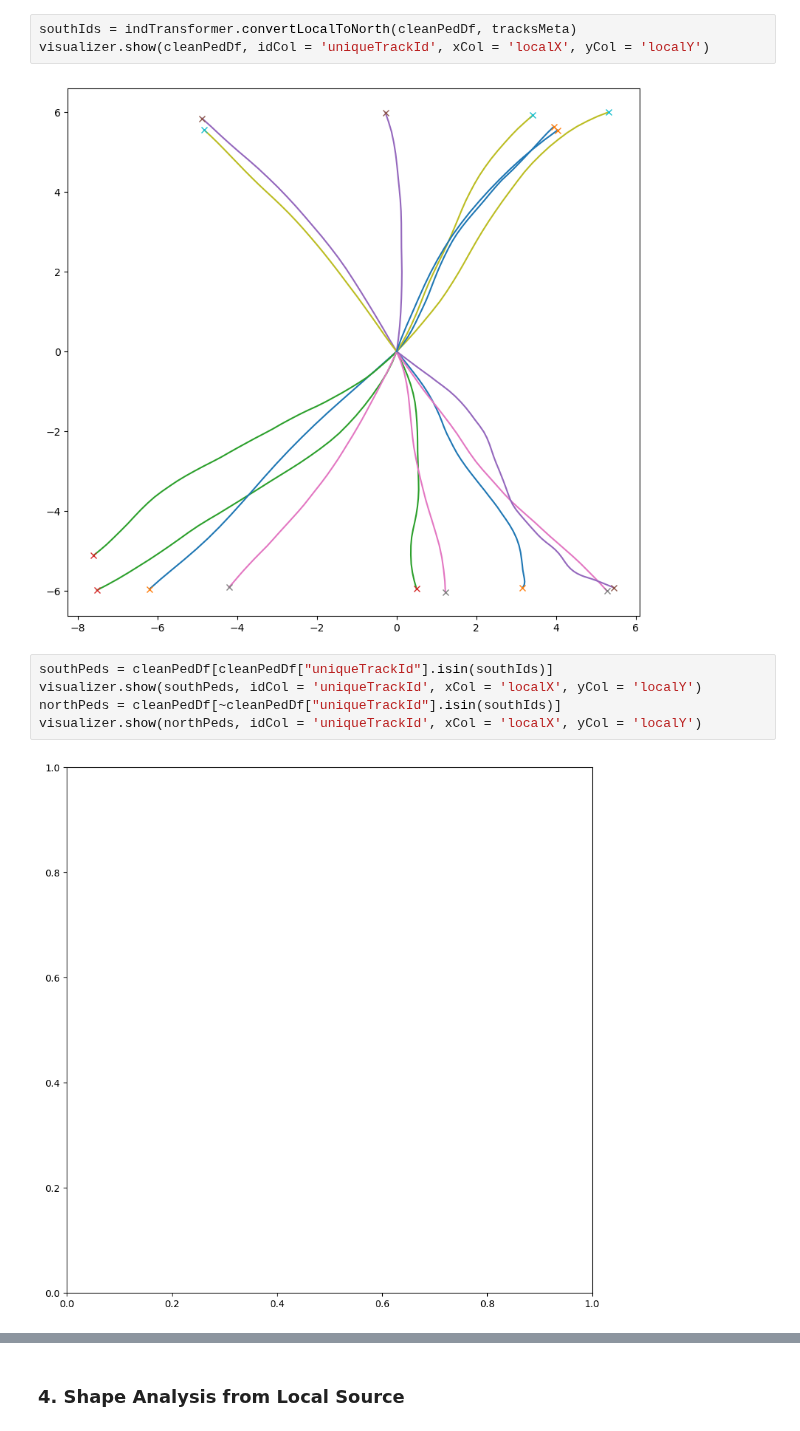
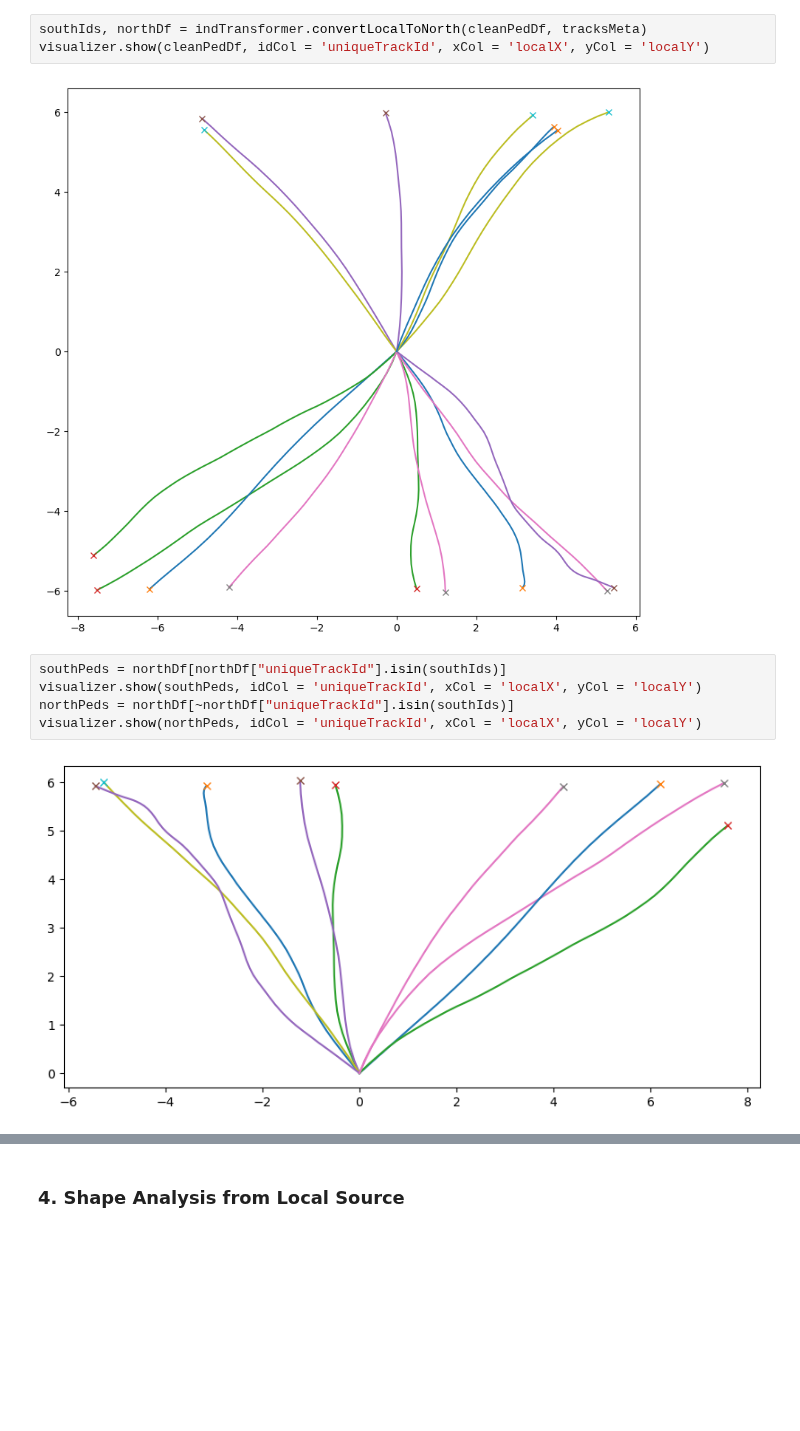
Before and after one commit to adhocmaster/TTI-dataset-tools, a Jupyter notebook: src/notebooks/crosswalk-model.ipynb, the cells around one changed output, grey strips where cells are left out. Cells and saved outputs as stored; diff of their text form; blank space fills up the shorter version.

```diff
--- a/src/notebooks/crosswalk-model.ipynb
+++ b/src/notebooks/crosswalk-model.ipynb
@@ -124,14 +124,14 @@ transformer.translateAllToLocalSource(cleanPedDf)
 # %% [markdown]
 ### 3. Rotate north-south trajectories to south-north trajectories
 # %%
-southIds = indTransformer.convertLocalToNorth(cleanPedDf, tracksMeta)
+southIds, northDf = indTransformer.convertLocalToNorth(cleanPedDf, tracksMeta)
 visualizer.show(cleanPedDf, idCol = 'uniqueTrackId', xCol = 'localX', yCol = 'localY')
 # %% [output]
 [figure]
 # %%
-southPeds = cleanPedDf[cleanPedDf["uniqueTrackId"].isin(southIds)]
+southPeds = northDf[northDf["uniqueTrackId"].isin(southIds)]
 visualizer.show(southPeds, idCol = 'uniqueTrackId', xCol = 'localX', yCol = 'localY')
-northPeds = cleanPedDf[~cleanPedDf["uniqueTrackId"].isin(southIds)]
+northPeds = northDf[~northDf["uniqueTrackId"].isin(southIds)]
 visualizer.show(northPeds, idCol = 'uniqueTrackId', xCol = 'localX', yCol = 'localY')
 # %% [output]
-[figure, old version]
+[figure, new version]
```
Also changed, not shown: parts of 6 cells of this notebook, 1 other file.
